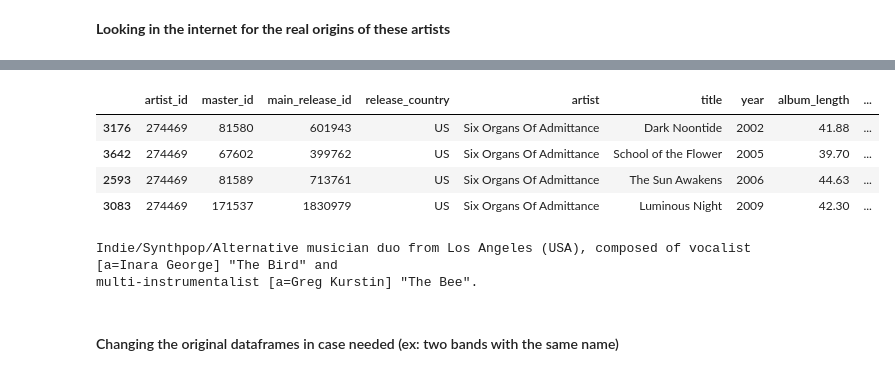
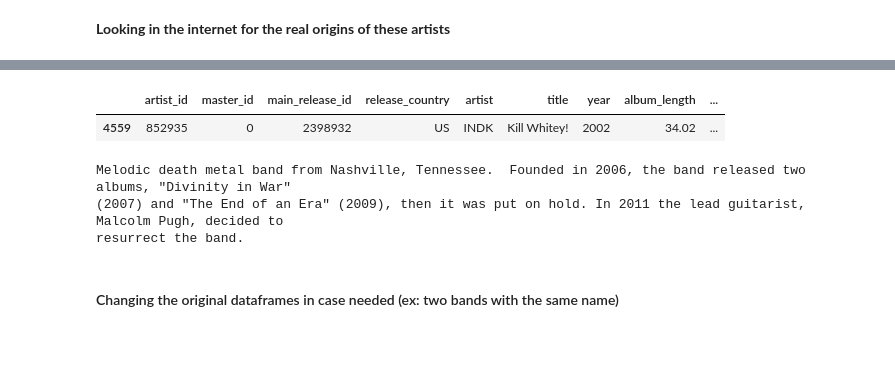
Before and after one commit to arnauog/what_the_rock, a Jupyter notebook: geopy_origins.ipynb, the cells around one changed output, grey strips where cells are left out. Cells and saved outputs as stored; diff of their text form; code cells hidden in the pictures; blank space fills up the shorter version.

```diff
--- a/geopy_origins.ipynb
+++ b/geopy_origins.ipynb
@@ -1009,22 +1026,20 @@ df_new_artists["origin"] = np.where(df_new_artists["artist"]=="Six Organs Of Adm
 # %%
 # look for the albums of the artist in the original df to check it's the correct artist
-df[df['artist']=="Six Organs Of Admittance	".strip()].sort_values('year').head()
+df[df['artist']=="INDK".strip()].sort_values('year').head()
 # %% [output]
 |  | artist_id | master_id | main_release_id | release_country | artist | title | year | album_length | ... |
-| 3176 | 274469 | 81580 | 601943 | US | Six Organs Of Admittance | Dark Noontide | 2002 | 41.88 | ... |
-| 3642 | 274469 | 67602 | 399762 | US | Six Organs Of Admittance | School of the Flower | 2005 | 39.70 | ... |
-| 2593 | 274469 | 81589 | 713761 | US | Six Organs Of Admittance | The Sun Awakens | 2006 | 44.63 | ... |
-| 3083 | 274469 | 171537 | 1830979 | US | Six Organs Of Admittance | Luminous Night | 2009 | 42.30 | ... |
+| 4559 | 852935 | 0 | 2398932 | US | INDK | Kill Whitey! | 2002 | 34.02 | ... |
 # %%
 # check if there's info of the artist origin in the column 'artist_profile'
 import textwrap
-artist_profile = df.loc[2528]['artist_profile']
+artist_profile = df.loc[4555]['artist_profile']
 
 splitted_string = textwrap.fill(artist_profile, width=120)
 print(splitted_string)
 # %% [output]
-Indie/Synthpop/Alternative musician duo from Los Angeles (USA), composed of vocalist [a=Inara George] "The Bird" and
-multi-instrumentalist [a=Greg Kurstin] "The Bee".
+Melodic death metal band from Nashville, Tennessee.  Founded in 2006, the band released two albums, "Divinity in War"
+(2007) and "The End of an Era" (2009), then it was put on hold. In 2011 the lead guitarist, Malcolm Pugh, decided to
+resurrect the band.
 # %% [markdown]
 #### Changing the original dataframes in case needed (ex: two bands with the same name)
 # %%
```
Also changed, not shown: parts of 31 cells of this notebook, 18 other files.
